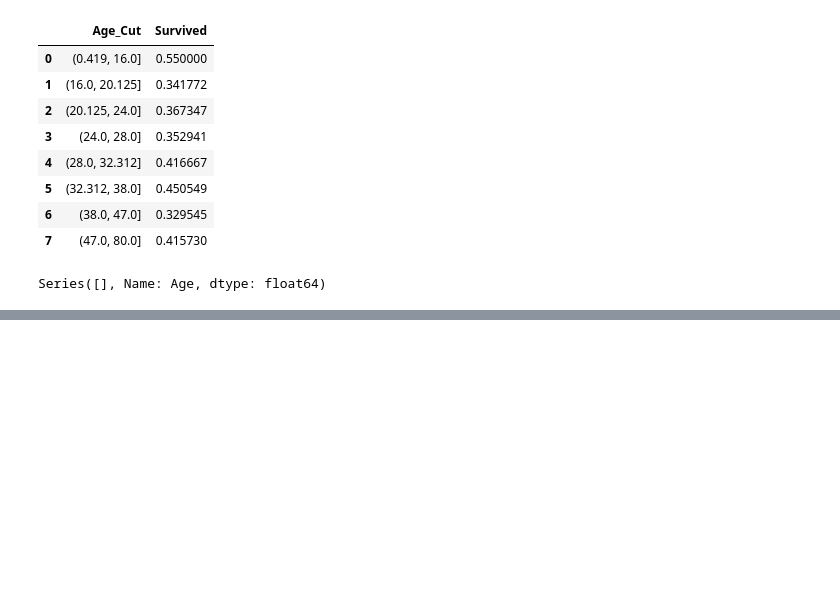
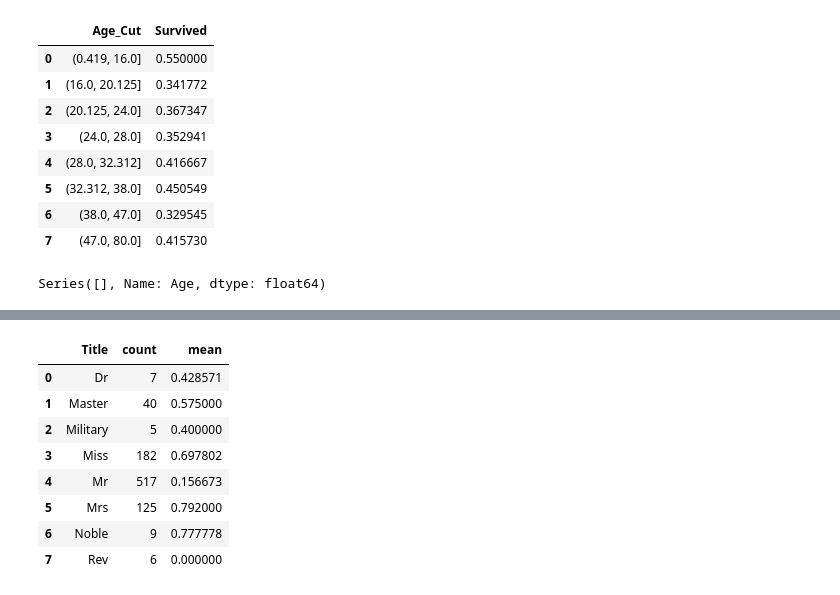
Before and after one commit to Vondent/titanic-ml, a Jupyter notebook: titanic_ML.ipynb, the cells around one changed output, grey strips where cells are left out. Saved outputs shown, nothing was run; the diff lists cells and outputs as text; code cells hidden in the pictures; blank space fills up the shorter version.

```diff
--- a/titanic_ML.ipynb
+++ b/titanic_ML.ipynb
@@ -238,0 +345,12 @@ Series([], Name: Age, dtype: float64)
+# %%
+train_dat.groupby(['Title'], as_index=False)['Survived'].agg(['count', 'mean'])
+# %% [output]
+|  | Title | count | mean |
+| 0 | Dr | 7 | 0.428571 |
+| 1 | Master | 40 | 0.575000 |
+| 2 | Military | 5 | 0.400000 |
+| 3 | Miss | 182 | 0.697802 |
+| 4 | Mr | 517 | 0.156673 |
+| 5 | Mrs | 125 | 0.792000 |
+| 6 | Noble | 9 | 0.777778 |
+| 7 | Rev | 6 | 0.000000 |
```
Also changed, not shown: parts of 13 cells of this notebook.
